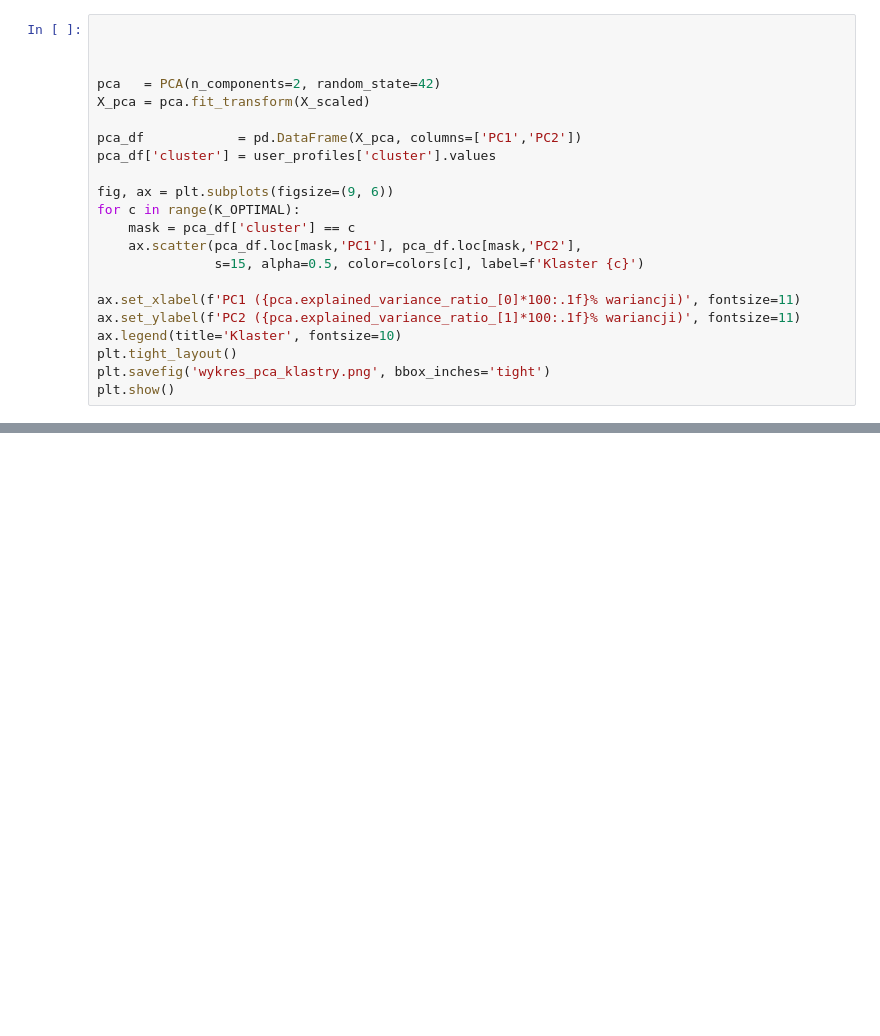
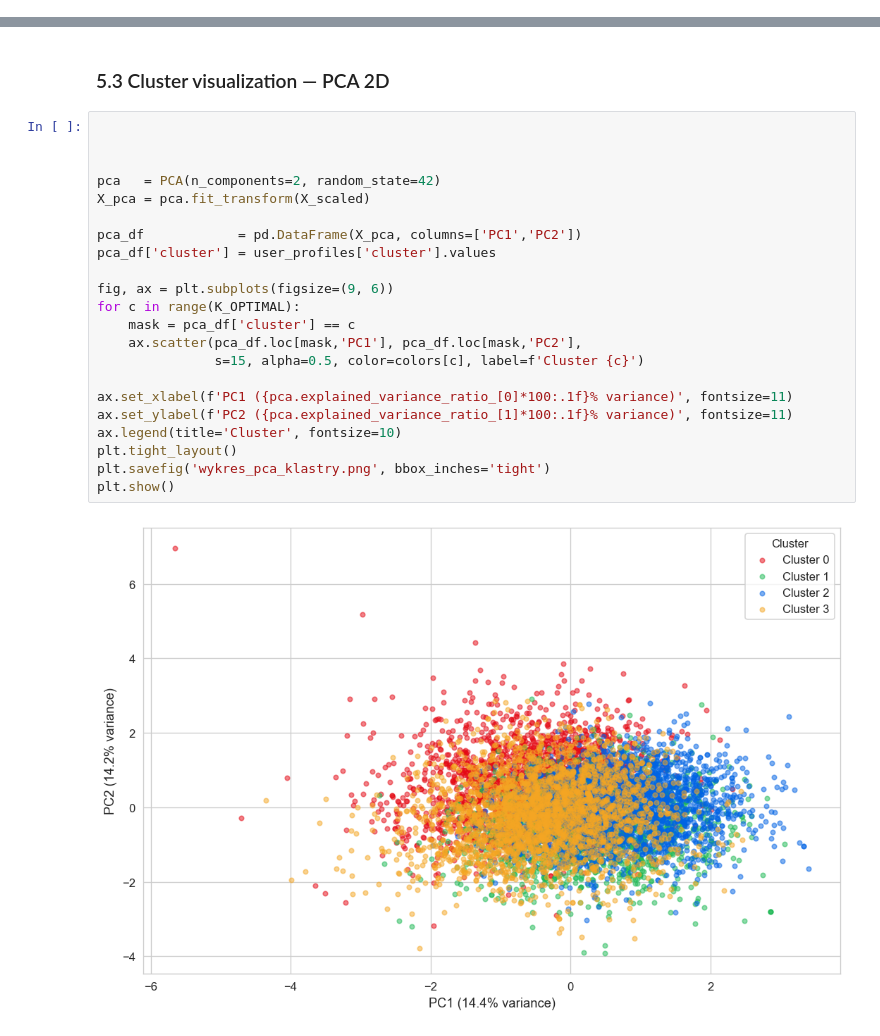
Before and after one commit to wrzesniakzuzanna/recommendation-system, a Jupyter notebook: recommendation_system.ipynb, the cells around one changed output, grey strips where cells are left out. Cells and saved outputs as stored; diff of their text form; blank space fills up the shorter version.

```diff
--- a/recommendation_system.ipynb
+++ b/recommendation_system.ipynb
@@ -424,22 +0,0 @@ Liczba uzytkownikow w kazdym klastrze:
-# %%
-
-
-
-pca   = PCA(n_components=2, random_state=42)
-X_pca = pca.fit_transform(X_scaled)
-
-pca_df            = pd.DataFrame(X_pca, columns=['PC1','PC2'])
-pca_df['cluster'] = user_profiles['cluster'].values
-
-fig, ax = plt.subplots(figsize=(9, 6))
-for c in range(K_OPTIMAL):
-    mask = pca_df['cluster'] == c
-    ax.scatter(pca_df.loc[mask,'PC1'], pca_df.loc[mask,'PC2'],
-               s=15, alpha=0.5, color=colors[c], label=f'Klaster {c}')
-
-ax.set_xlabel(f'PC1 ({pca.explained_variance_ratio_[0]*100:.1f}% wariancji)', fontsize=11)
-ax.set_ylabel(f'PC2 ({pca.explained_variance_ratio_[1]*100:.1f}% wariancji)', fontsize=11)
-ax.legend(title='Klaster', fontsize=10)
-plt.tight_layout()
-plt.savefig('wykres_pca_klastry.png', bbox_inches='tight')
-plt.show()
@@ -1473,0 +422,26 @@ PODSUMOWANIE WYNIKOW
+# %% [markdown]
+### 5.3 Cluster visualization — PCA 2D
+# %%
+
+
+
+pca   = PCA(n_components=2, random_state=42)
+X_pca = pca.fit_transform(X_scaled)
+
+pca_df            = pd.DataFrame(X_pca, columns=['PC1','PC2'])
+pca_df['cluster'] = user_profiles['cluster'].values
+
+fig, ax = plt.subplots(figsize=(9, 6))
+for c in range(K_OPTIMAL):
+    mask = pca_df['cluster'] == c
+    ax.scatter(pca_df.loc[mask,'PC1'], pca_df.loc[mask,'PC2'],
+               s=15, alpha=0.5, color=colors[c], label=f'Cluster {c}')
+
+ax.set_xlabel(f'PC1 ({pca.explained_variance_ratio_[0]*100:.1f}% variance)', fontsize=11)
+ax.set_ylabel(f'PC2 ({pca.explained_variance_ratio_[1]*100:.1f}% variance)', fontsize=11)
+ax.legend(title='Cluster', fontsize=10)
+plt.tight_layout()
+plt.savefig('wykres_pca_klastry.png', bbox_inches='tight')
+plt.show()
+# %% [output]
+[figure, added]
```
Also changed, not shown: parts of 98 cells of this notebook, 15 other files.
